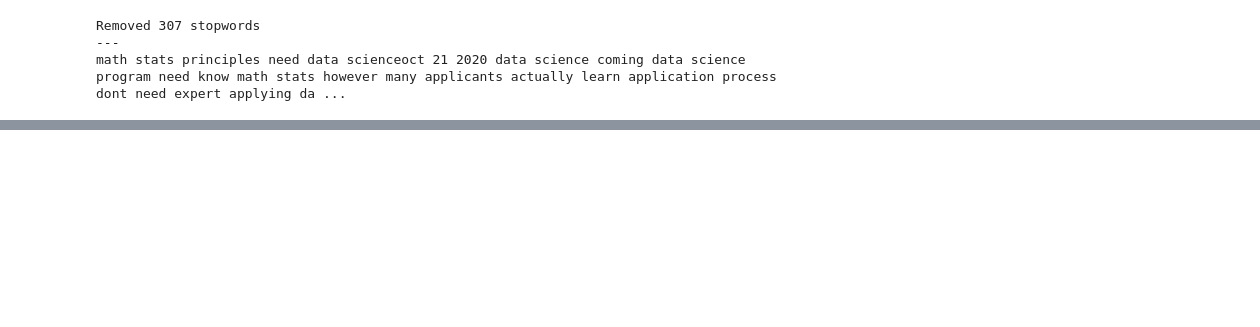
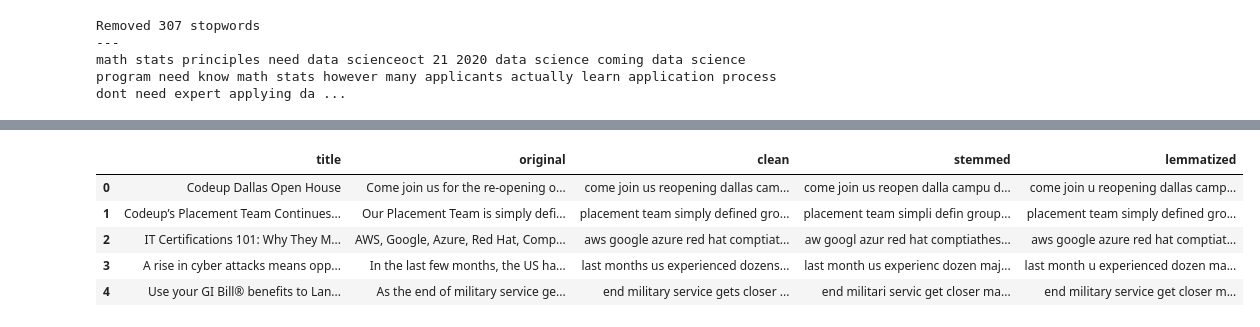
Before and after one commit to CodeupClassroom/hopper-nlp-exercises, a Jupyter notebook: nlp_prepare_lesson.ipynb, the cells around one changed output, grey strips where cells are left out. Saved outputs shown, nothing was run; the diff lists cells and outputs as text; code cells hidden in the pictures; blank space fills up the shorter version.

```diff
--- a/nlp_prepare_lesson.ipynb
+++ b/nlp_prepare_lesson.ipynb
@@ -370,0 +490,2 @@ math stats principles need data scienceoct 21 2020 data science coming data scie
+# %%
+codeup_df = acquire.get_blog_articles()
@@ -371 +551,12 @@ math stats principles need data scienceoct 21 2020 data science coming data scie
+# %%
+# use the function defined above for codeup_df's content column.
+
+prep_article_data(codeup_df, 'original', extra_words = ['ha'], exclude_words = ['no']).head()
+# %% [output]
+|  | title | original | clean | stemmed | lemmatized |
+| 0 | Codeup Dallas Open House | Come join us for the re-opening o... | come join us reopening dallas cam... | come join us reopen dalla campu d... | come join u reopening dallas camp... |
+| 1 | Codeup’s Placement Team Continues... | Our Placement Team is simply defi... | placement team simply defined gro... | placement team simpli defin group... | placement team simply defined gro... |
+| 2 | IT Certifications 101: Why They M... | AWS, Google, Azure, Red Hat, Comp... | aws google azure red hat comptiat... | aw googl azur red hat comptiathes... | aws google azure red hat comptiat... |
+| 3 | A rise in cyber attacks means opp... | In the last few months, the US ha... | last months us experienced dozens... | last month us experienc dozen maj... | last month u experienced dozen ma... |
+| 4 | Use your GI Bill® benefits to Lan... | As the end of military service ge... | end military service gets closer ... | end militari servic get closer ma... | end military service get closer m... |
 # %% [markdown]
```
Also changed, not shown: parts of 25 cells of this notebook, 1 other file.
